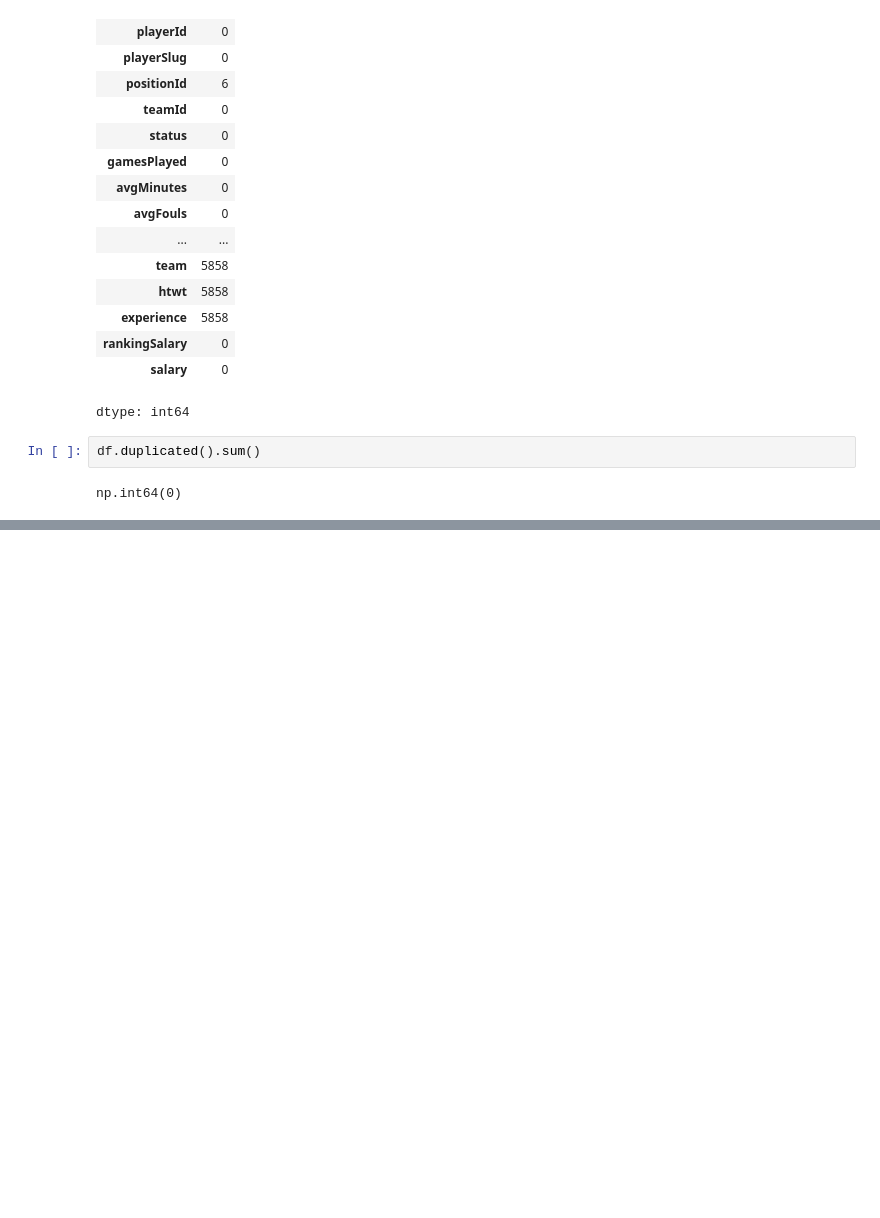
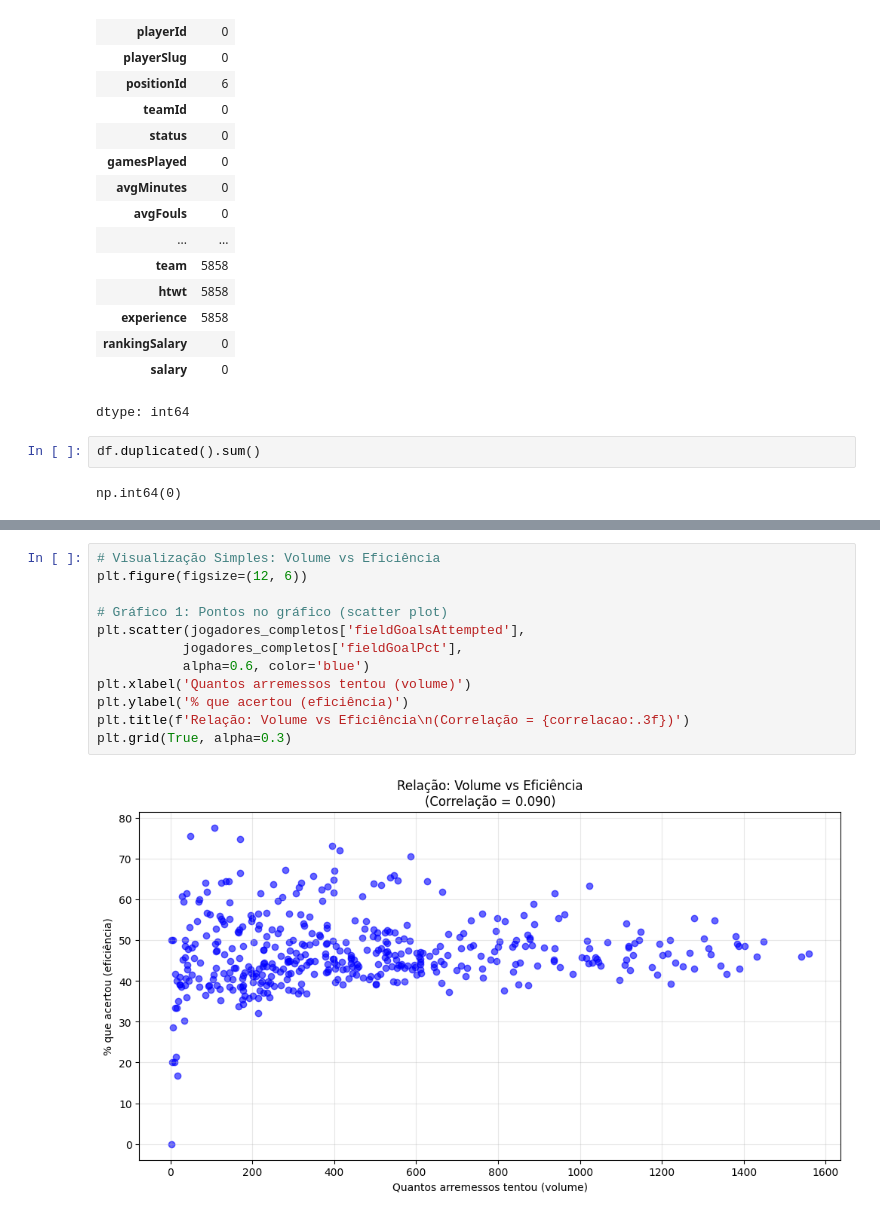
Before and after one commit to nise1301/NBA_stats, a Jupyter notebook: NBA_EDA_AT1.ipynb, the cells around one changed output, grey strips where cells are left out. Cells and saved outputs as stored; diff of their text form; blank space fills up the shorter version.

```diff
--- a/NBA_EDA_AT1.ipynb
+++ b/NBA_EDA_AT1.ipynb
@@ -422,0 +351,14 @@ dtype: int64
+# %%
+# Visualização Simples: Volume vs Eficiência
+plt.figure(figsize=(12, 6))
+
+# Gráfico 1: Pontos no gráfico (scatter plot)
+plt.scatter(jogadores_completos['fieldGoalsAttempted'],
+           jogadores_completos['fieldGoalPct'],
+           alpha=0.6, color='blue')
+plt.xlabel('Quantos arremessos tentou (volume)')
+plt.ylabel('% que acertou (eficiência)')
+plt.title(f'Relação: Volume vs Eficiência\n(Correlação = {correlacao:.3f})')
+plt.grid(True, alpha=0.3)
+# %% [output]
+[figure, added]
```
Also changed, not shown: parts of 54 cells of this notebook.
